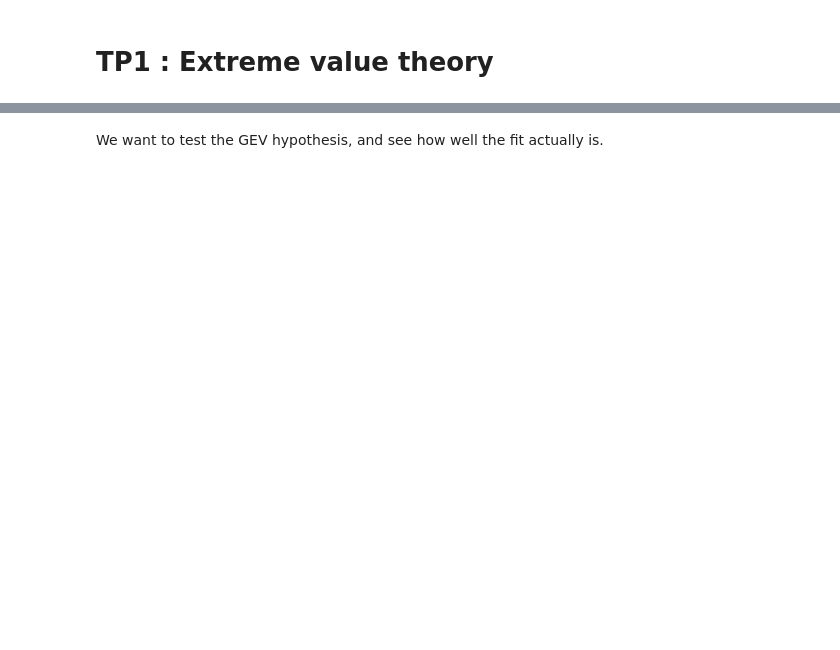
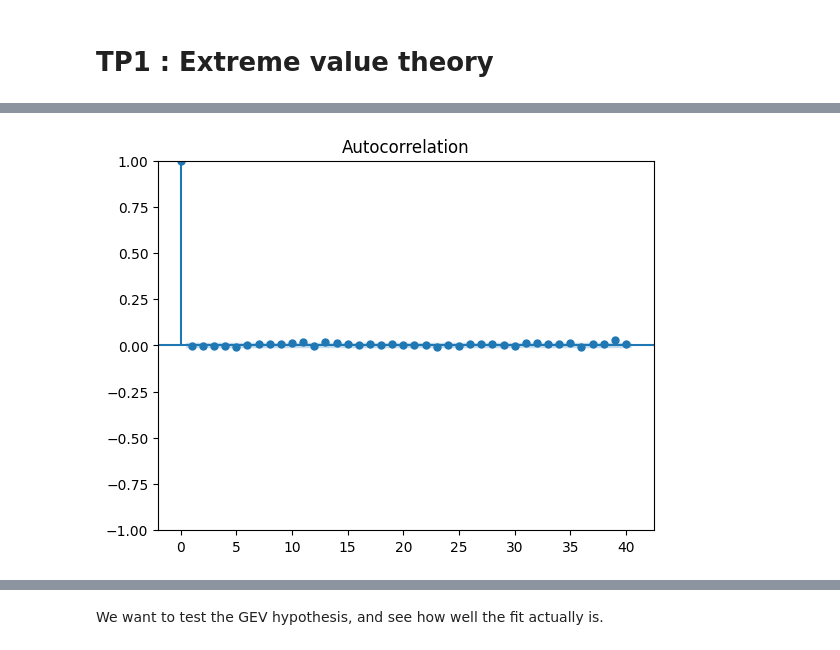
Before and after one commit to kerrianlc/EVT, a Jupyter notebook: tp1/homework2.ipynb, the cells around one changed output, grey strips where cells are left out. Saved outputs shown, nothing was run; the diff lists cells and outputs as text; code cells hidden in the pictures; blank space fills up the shorter version.

```diff
--- a/tp1/homework2.ipynb
+++ b/tp1/homework2.ipynb
@@ -37 +56,10 @@ df_rain
+# %%
+from statsmodels.tsa.arima.model import ARIMA
+
+model = ARIMA(df_rain, order=(5, 0, 0))
+model_fit = model.fit()
+sm.graphics.tsa.plot_acf(model_fit.resid, lags=40)
+plt.show()
+# %% [output]
+[figure, added]
 # %%
```
Also changed, not shown: parts of 18 cells of this notebook.
